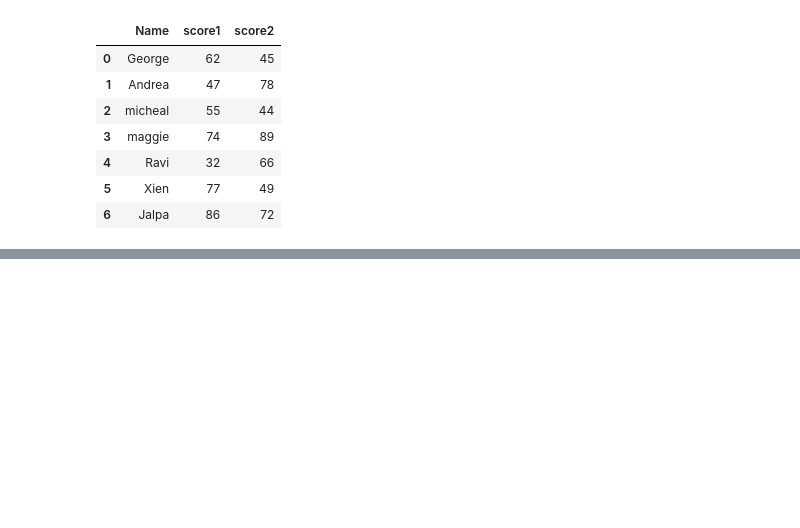
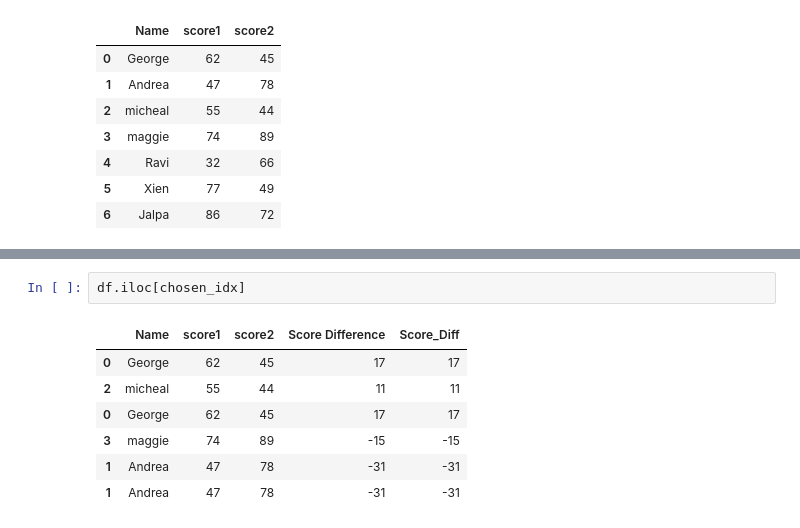
Before and after one commit to harishtm/data_analysis_python, a Jupyter notebook: pypandas/01_intro/exploring_pandas.ipynb, the cells around one changed output, grey strips where cells are left out. Cells and saved outputs as stored; diff of their text form; blank space fills up the shorter version.

```diff
--- a/pypandas/01_intro/exploring_pandas.ipynb
+++ b/pypandas/01_intro/exploring_pandas.ipynb
@@ -470,0 +564,10 @@ df4
+# %%
+df.iloc[chosen_idx]
+# %% [output]
+|  | Name | score1 | score2 | Score Difference | Score_Diff |
+| 0 | George | 62 | 45 | 17 | 17 |
+| 2 | micheal | 55 | 44 | 11 | 11 |
+| 0 | George | 62 | 45 | 17 | 17 |
+| 3 | maggie | 74 | 89 | -15 | -15 |
+| 1 | Andrea | 47 | 78 | -31 | -31 |
+| 1 | Andrea | 47 | 78 | -31 | -31 |
```
Also changed, not shown: parts of 15 cells of this notebook.
